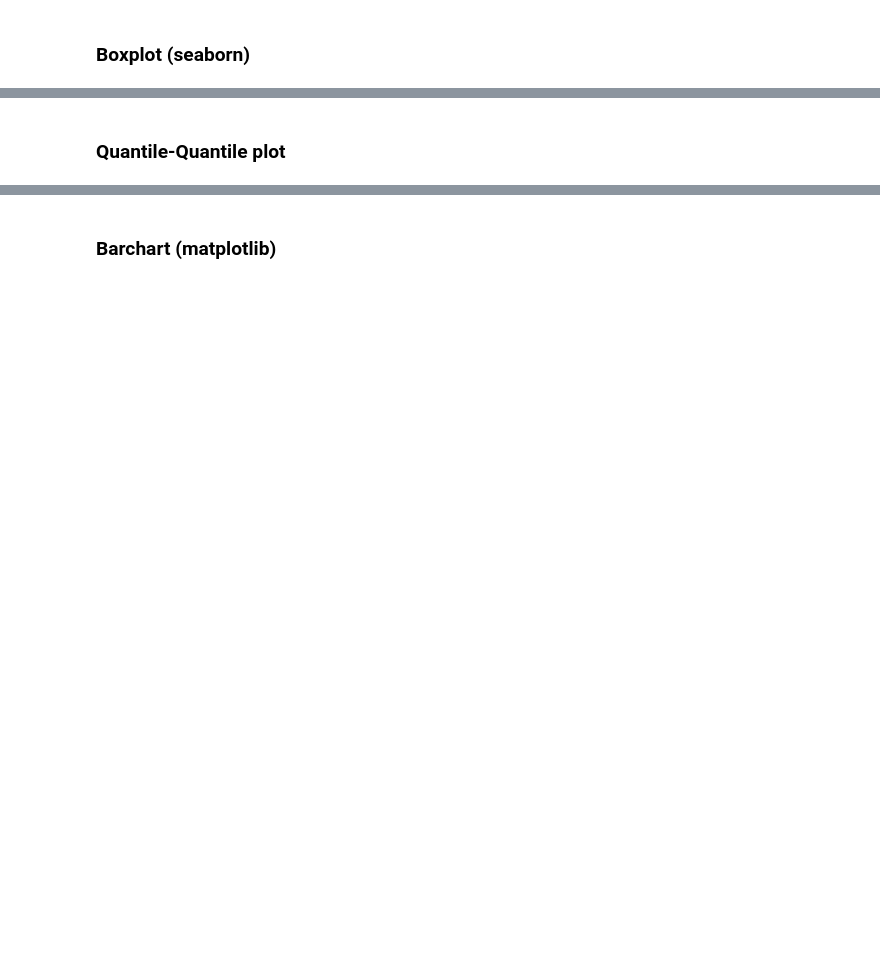
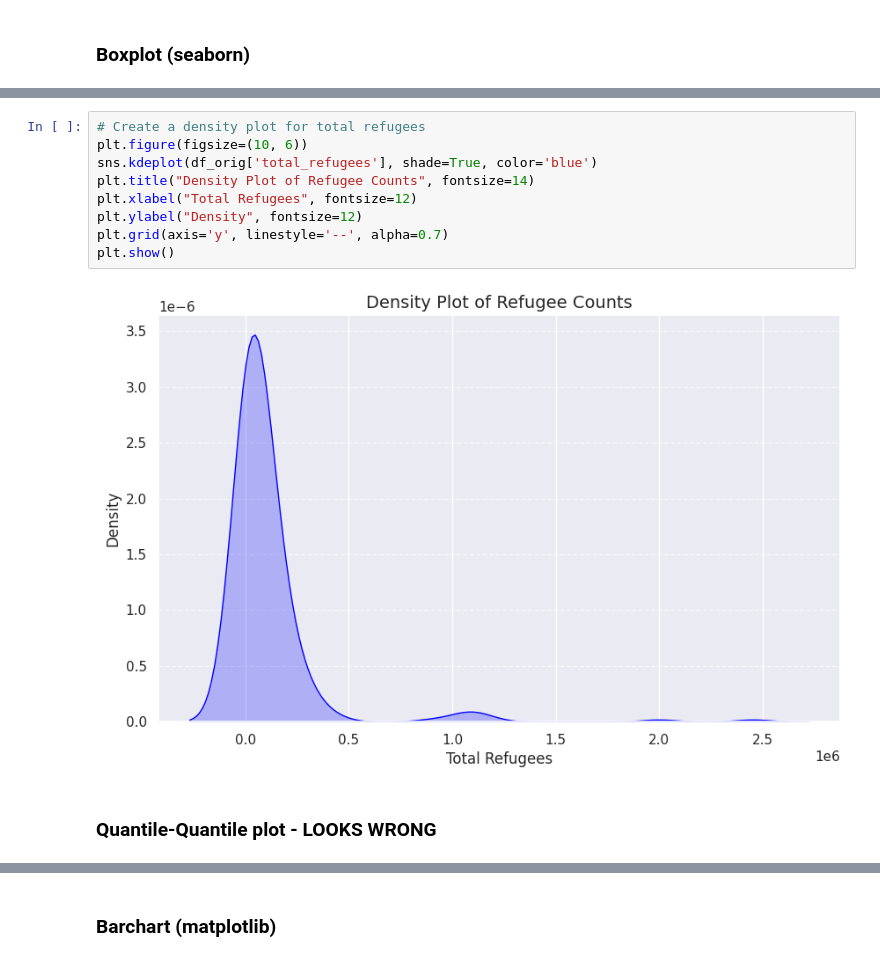
Before and after one commit to ferzanagehringer3/DataAnalyticsLN, a Jupyter notebook: Exploratory Data Analysis (EDA)/EDA_combined_data.ipynb, the cells around one changed output, grey strips where cells are left out. Saved outputs shown, nothing was run; the diff lists cells and outputs as text; blank space fills up the shorter version.

```diff
--- a/Exploratory Data Analysis (EDA)/EDA_combined_data.ipynb
+++ b/Exploratory Data Analysis (EDA)/EDA_combined_data.ipynb
@@ -92,2 +337,13 @@ df.types
+# %%
+# Create a density plot for total refugees
+plt.figure(figsize=(10, 6))
+sns.kdeplot(df_orig['total_refugees'], shade=True, color='blue')
+plt.title("Density Plot of Refugee Counts", fontsize=14)
+plt.xlabel("Total Refugees", fontsize=12)
+plt.ylabel("Density", fontsize=12)
+plt.grid(axis='y', linestyle='--', alpha=0.7)
+plt.show()
+# %% [output]
+[figure, added]
 # %% [markdown]
-### Quantile-Quantile plot
+### Quantile-Quantile plot - LOOKS WRONG
```
Also changed, not shown: parts of 35 cells of this notebook, 1 other file.
